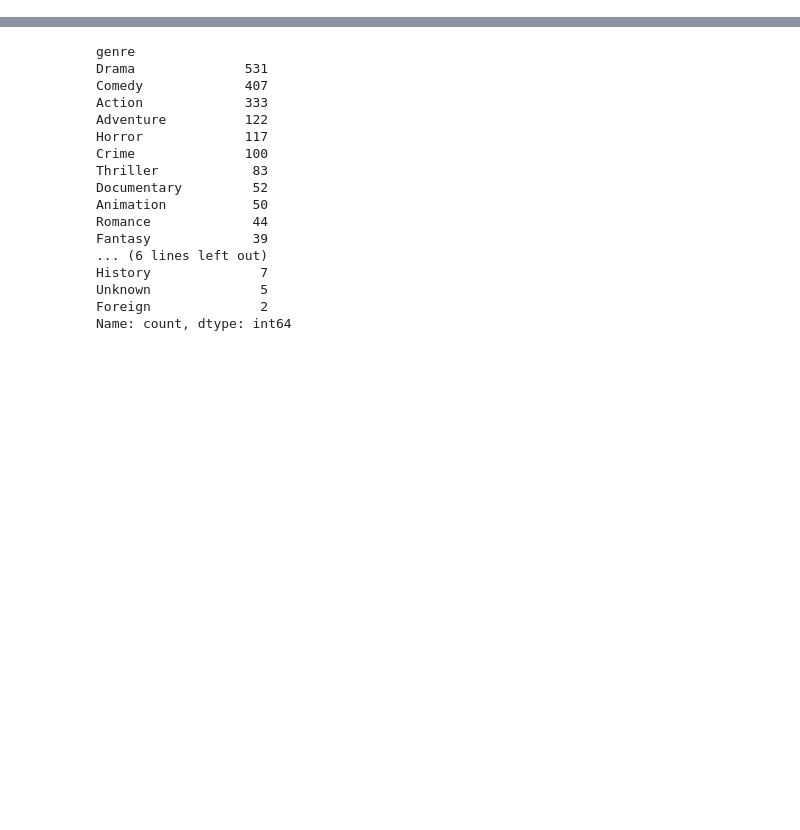
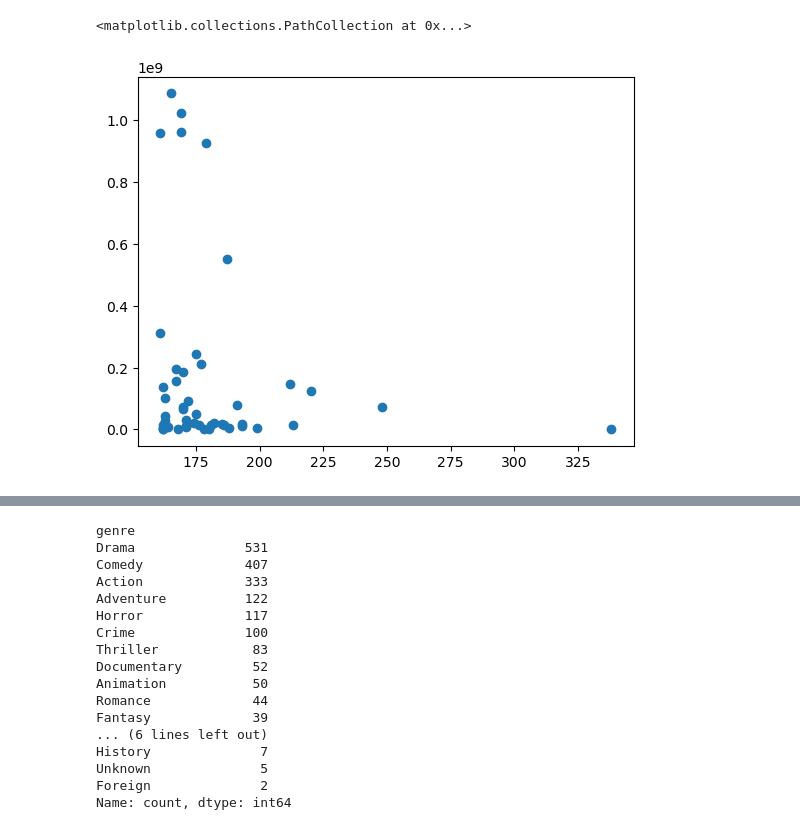
Before and after one commit to Nath-17/Movie-revenue-prediction, a Jupyter notebook: EDA/eda.ipynb, the cells around one changed output, grey strips where cells are left out. Cells and saved outputs as stored; diff of their text form; code cells hidden in the pictures; blank space fills up the shorter version.

```diff
--- a/EDA/eda.ipynb
+++ b/EDA/eda.ipynb
@@ -13,0 +73,6 @@ X_test = pd.read_csv("data/challenge_test_features.csv", index_col=0)
+# %%
+#affichier pour les legnth > 200
+plt.scatter(X_train[X_train["length"]>160]["length"], y_train[X_train["length"]>160])
+# %% [output]
+<matplotlib.collections.PathCollection at 0x...>
+[figure, added]
```
Also changed, not shown: parts of 10 cells of this notebook, 3 other files.
